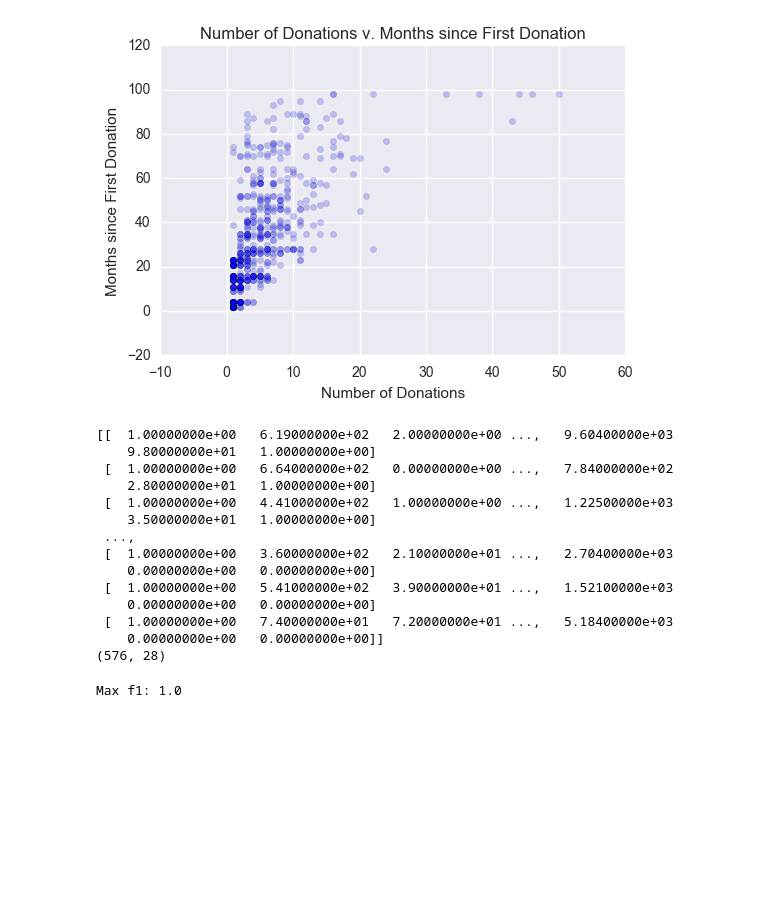
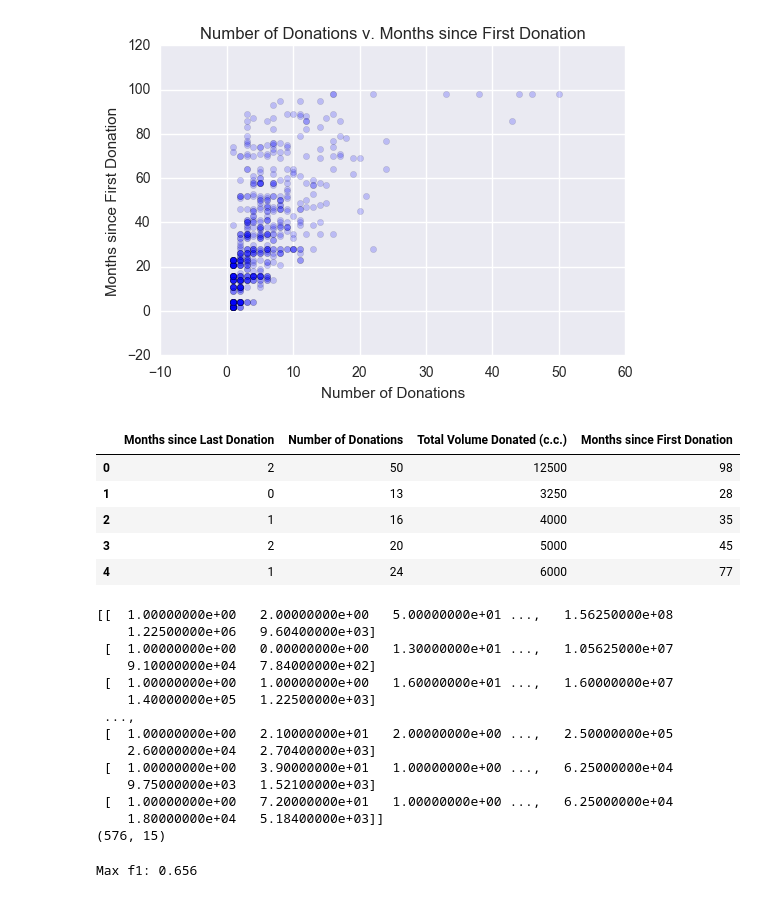
Before and after one commit to jehung/blood_donation, a Jupyter notebook: Explore.ipynb, the cells around one changed output. Drawn from its saved outputs; the diff is of its cells as text; code cells hidden in the pictures; blank space fills up the shorter version.

```diff
--- a/Explore.ipynb
+++ b/Explore.ipynb
@@ -9,7 +9,8 @@ import seaborn as sns
 from sklearn import preprocessing
 # %%
 file_in = 'C:\\Users\\Jenny\\Documents\\Mathfreak_Data\\DataKind\\BloodDonation\\train.csv'
-numerical_features = ['Months since Last Donation', 'Number of Donations', 'Total Volume Donated (c.c.)',  'Months since First Donation']
+numerical_features = ['Months since Last Donation', 'Number of Donations', 'Total Volume Donated (c.c.)',
+                      'Months since First Donation']
 
 
 data = pd.read_csv(file_in)
@@ -113,23 +115,34 @@ plt.show()
 # %% [output]
 Populating the interactive namespace from numpy and matplotlib
 [figure]
+# %%
+y = data['Made Donation in March 2007']
+X = data.loc[:,numerical_features]
+X.head()
+# %% [output]
+|  | Months since Last Donation | Number of Donations | Total Volume Donated (c.c.) | Months since First Donation |
+| 0 | 2 | 50 | 12500 | 98 |
+| 1 | 0 | 13 | 3250 | 28 |
+| 2 | 1 | 16 | 4000 | 35 |
+| 3 | 2 | 20 | 5000 | 45 |
+| 4 | 1 | 24 | 6000 | 77 |
 # %%
 import sklearn.preprocessing
-data_x = preprocessing.PolynomialFeatures(2).fit_transform(data)
-print(data_x)
-print(data_x.shape)
+X_x = preprocessing.PolynomialFeatures(2).fit_transform(X)
+print(X_x)
+print(X_x.shape)
 # %% [output]
-[[  1.00000000e+00   6.19000000e+02   2.00000000e+00 ...,   9.60400000e+03
-    9.80000000e+01   1.00000000e+00]
- [  1.00000000e+00   6.64000000e+02   0.00000000e+00 ...,   7.84000000e+02
-    2.80000000e+01   1.00000000e+00]
- [  1.00000000e+00   4.41000000e+02   1.00000000e+00 ...,   1.22500000e+03
-    3.50000000e+01   1.00000000e+00]
+[[  1.00000000e+00   2.00000000e+00   5.00000000e+01 ...,   1.56250000e+08
+    1.22500000e+06   9.60400000e+03]
+ [  1.00000000e+00   0.00000000e+00   1.30000000e+01 ...,   1.05625000e+07
+    9.10000000e+04   7.84000000e+02]
+ [  1.00000000e+00   1.00000000e+00   1.60000000e+01 ...,   1.60000000e+07
+    1.40000000e+05   1.22500000e+03]
  ...,
- [  1.00000000e+00   3.60000000e+02   2.10000000e+01 ...,   2.70400000e+03
-    0.00000000e+00   0.00000000e+00]
- [  1.00000000e+00   5.41000000e+02   3.90000000e+01 ...,   1.52100000e+03
-    0.00000000e+00   0.00000000e+00]
- [  1.00000000e+00   7.40000000e+01   7.20000000e+01 ...,   5.18400000e+03
-    0.00000000e+00   0.00000000e+00]]
-(576, 28)
+ [  1.00000000e+00   2.10000000e+01   2.00000000e+00 ...,   2.50000000e+05
+    2.60000000e+04   2.70400000e+03]
+ [  1.00000000e+00   3.90000000e+01   1.00000000e+00 ...,   6.25000000e+04
+    9.75000000e+03   1.52100000e+03]
+ [  1.00000000e+00   7.20000000e+01   1.00000000e+00 ...,   6.25000000e+04
+    1.80000000e+04   5.18400000e+03]]
+(576, 15)
@@ -136,20 +151,18 @@ print(data_x.shape)
 # %%
 from sklearn.linear_model import LogisticRegressionCV
 from sklearn.cross_validation import KFold
-#from sklearn.cross_validation import StratifiedShuffleSplit
+from sklearn.cross_validation import StratifiedShuffleSplit
 
-numerical_features = ['Months since Last Donation', 'Number of Donations', 'Total Volume Donated (c.c.)',  'Months since First Donation']
-y = data['Made Donation in March 2007']
-X = data.loc[:,numerical_features]
-X_x = data_x
-#sss = StratifiedShuffleSplit(y, n_iter=50, test_size=0.1)
+numerical_features = ['Months since Last Donation', 'Number of Donations', 'Total Volume Donated (c.c.)',
+                      'Months since First Donation']
+sss = StratifiedShuffleSplit(y, n_iter=10, test_size=0.1)
 
 searchCV = LogisticRegressionCV(
     Cs=list(np.power(10.0, np.arange(-10, 10)))
      ,penalty='l1'
     ,scoring='f1'
     #,cv=sss
-    ,random_state=777
+    ,random_state=787
     ,max_iter=10000
     ,fit_intercept=True
     ,solver='liblinear'
@@ -160,7 +173,7 @@ searchCV.fit(X_x, y)
 
 print ('Max f1:', searchCV.scores_[1].max())
 # %% [output]
-Max f1: 1.0
+Max f1: 0.656
 # %%
 searchCV.coef_
 # %% [output]
```
Also changed, not shown: parts of 11 cells of this notebook.
